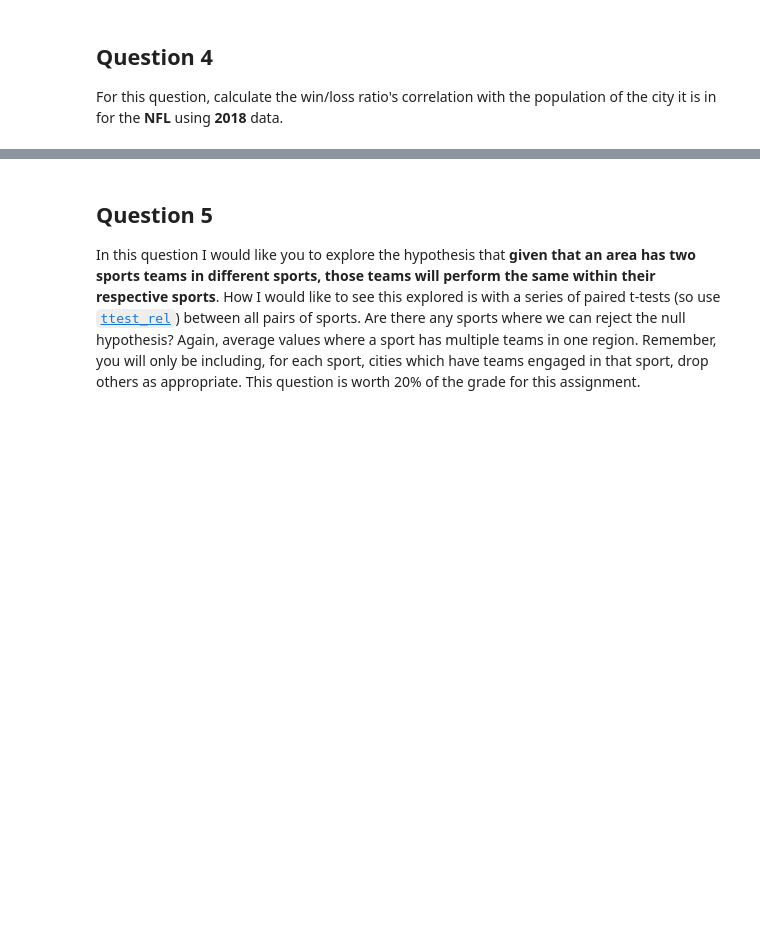
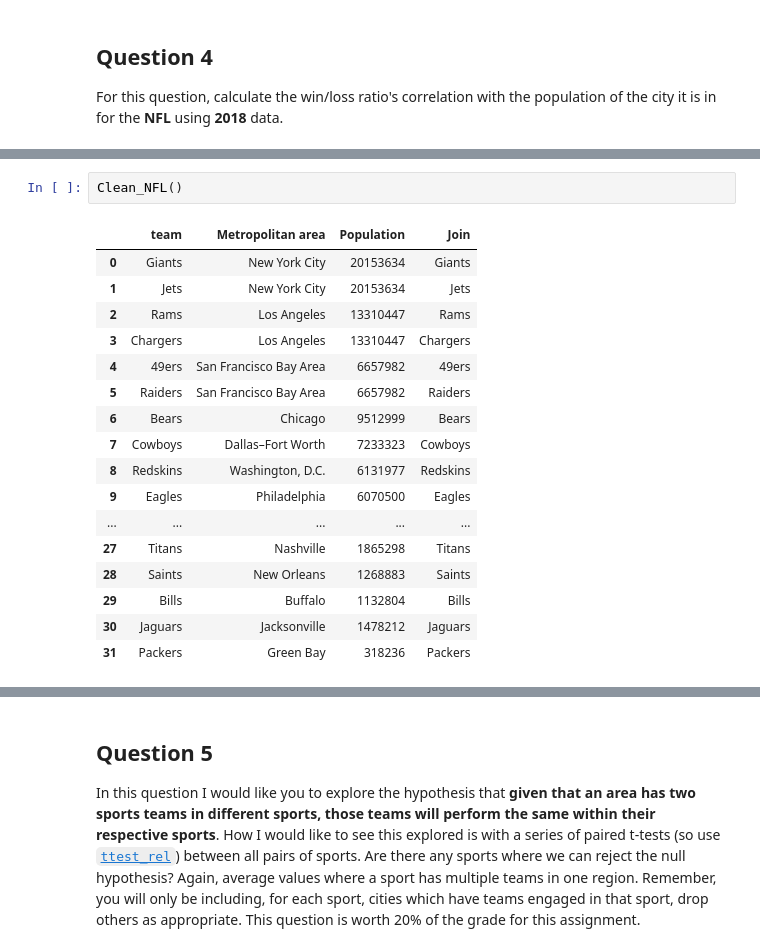
Before and after one commit to luke-limpert/PythonDataAnalysis_FinalAssignment, a Jupyter notebook: Assignment 4.ipynb, the cells around one changed output, grey strips where cells are left out. Cells and saved outputs as stored; diff of their text form; blank space fills up the shorter version.

```diff
--- a/Assignment 4.ipynb
+++ b/Assignment 4.ipynb
@@ -470,0 +521,20 @@ For this question, calculate the win/loss ratio's correlation with the populatio
+# %%
+Clean_NFL()
+# %% [output]
+|  | team | Metropolitan area | Population | Join |
+| 0 | Giants | New York City | 20153634 | Giants |
+| 1 | Jets | New York City | 20153634 | Jets |
+| 2 | Rams | Los Angeles | 13310447 | Rams |
+| 3 | Chargers | Los Angeles | 13310447 | Chargers |
+| 4 | 49ers | San Francisco Bay Area | 6657982 | 49ers |
+| 5 | Raiders | San Francisco Bay Area | 6657982 | Raiders |
+| 6 | Bears | Chicago | 9512999 | Bears |
+| 7 | Cowboys | Dallas–Fort Worth | 7233323 | Cowboys |
+| 8 | Redskins | Washington, D.C. | 6131977 | Redskins |
+| 9 | Eagles | Philadelphia | 6070500 | Eagles |
+| ... | ... | ... | ... | ... |
+| 27 | Titans | Nashville | 1865298 | Titans |
+| 28 | Saints | New Orleans | 1268883 | Saints |
+| 29 | Bills | Buffalo | 1132804 | Bills |
+| 30 | Jaguars | Jacksonville | 1478212 | Jaguars |
+| 31 | Packers | Green Bay | 318236 | Packers |
```
Also changed, not shown: parts of 17 cells of this notebook.
